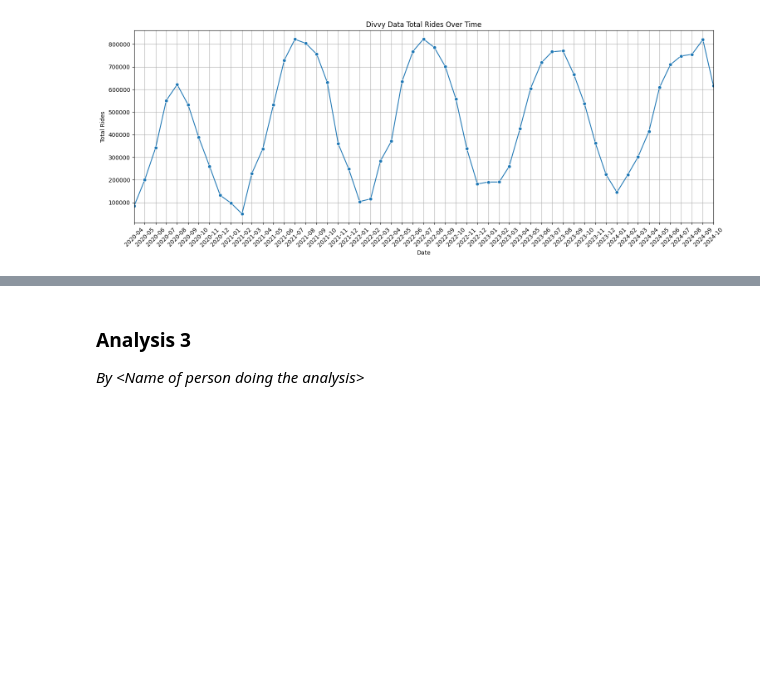
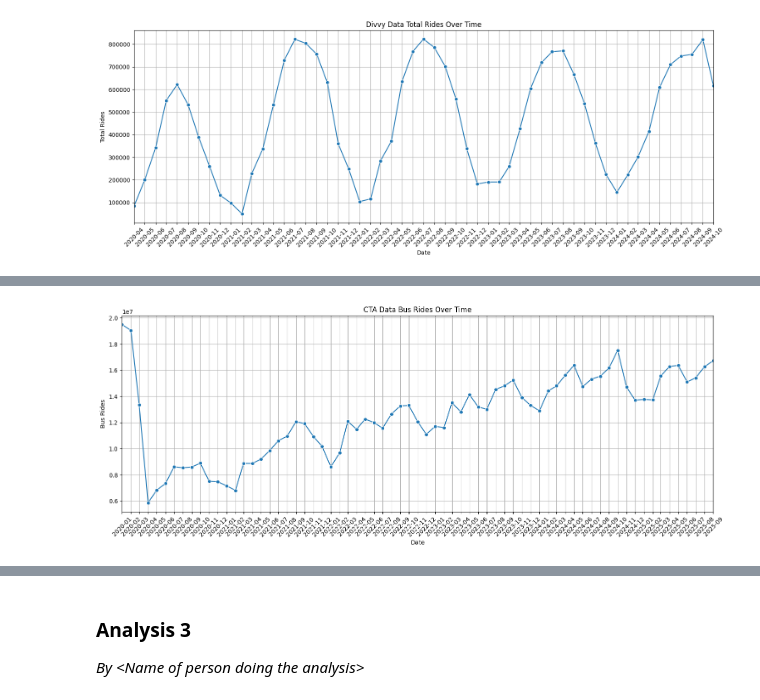
Before and after one commit to JonasGoldberg18/STAT303_Final_Project, a Jupyter notebook: Project Code Template.ipynb, the cells around one changed output, grey strips where cells are left out. Drawn from its saved outputs; the diff is of its cells as text; code cells hidden in the pictures; blank space fills up the shorter version.

```diff
--- a/Project Code Template.ipynb
+++ b/Project Code Template.ipynb
@@ -463,0 +497,14 @@ CTA['month_year'] = CTA['month_year'].dt.to_timestamp()
+# %%
+#Bus Usage
+bus_monthly = CTA_2020_on.groupby('month_year', as_index=False)['bus'].sum()
+plt.figure(figsize=(18, 6))
+sns.lineplot(data=bus_monthly, x = 'month_year', y = 'bus', marker = 'o')
+plt.title('CTA Data Bus Rides Over Time')
+plt.xlabel('Date')
+plt.ylabel('Bus Rides')
+plt.xticks(ticks = bus_monthly['month_year'], labels = bus_monthly['month_year'].dt.strftime('%Y-%m'), rotation=45)
+plt.grid(True)
+plt.margins(x=0)
+plt.show();
+# %% [output]
+[figure, added]
```
Also changed, not shown: parts of 4 cells of this notebook.
